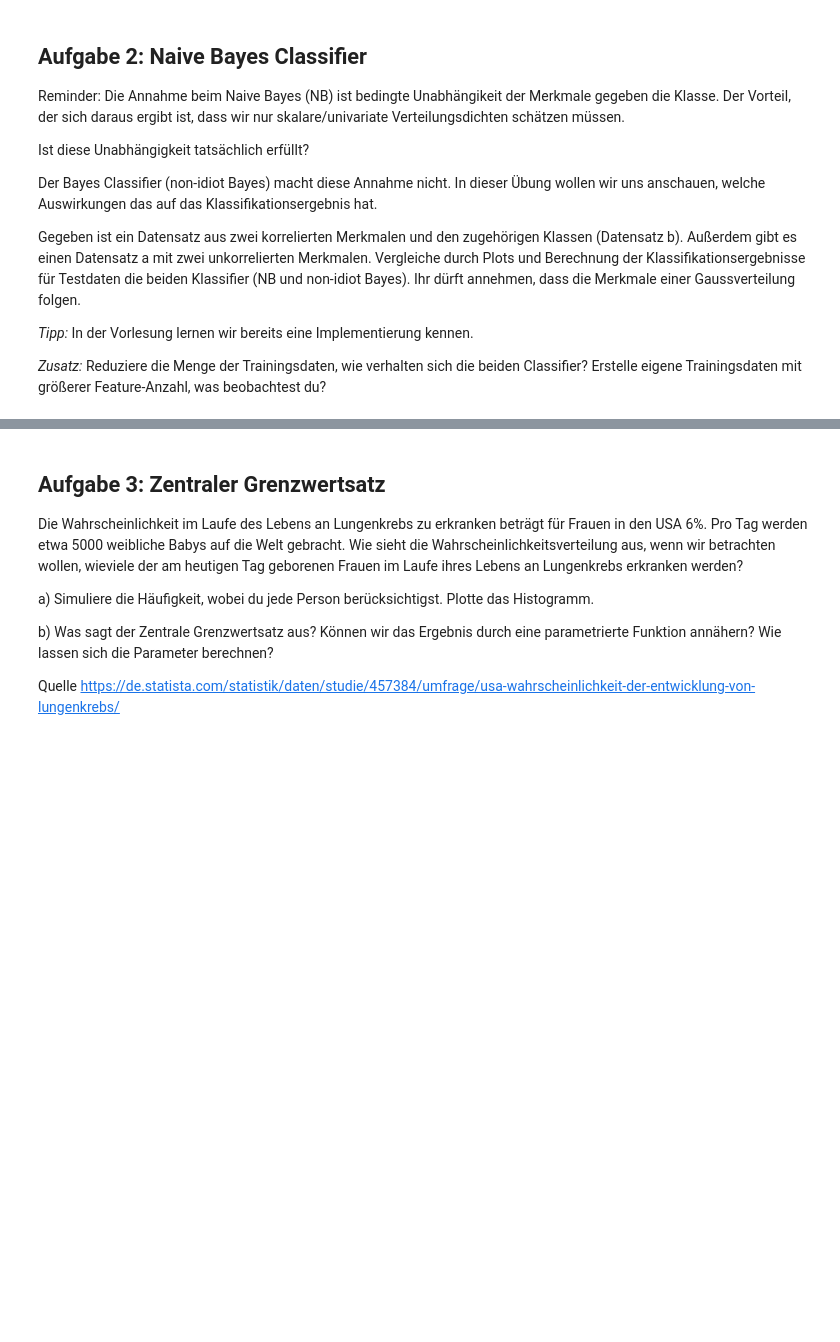
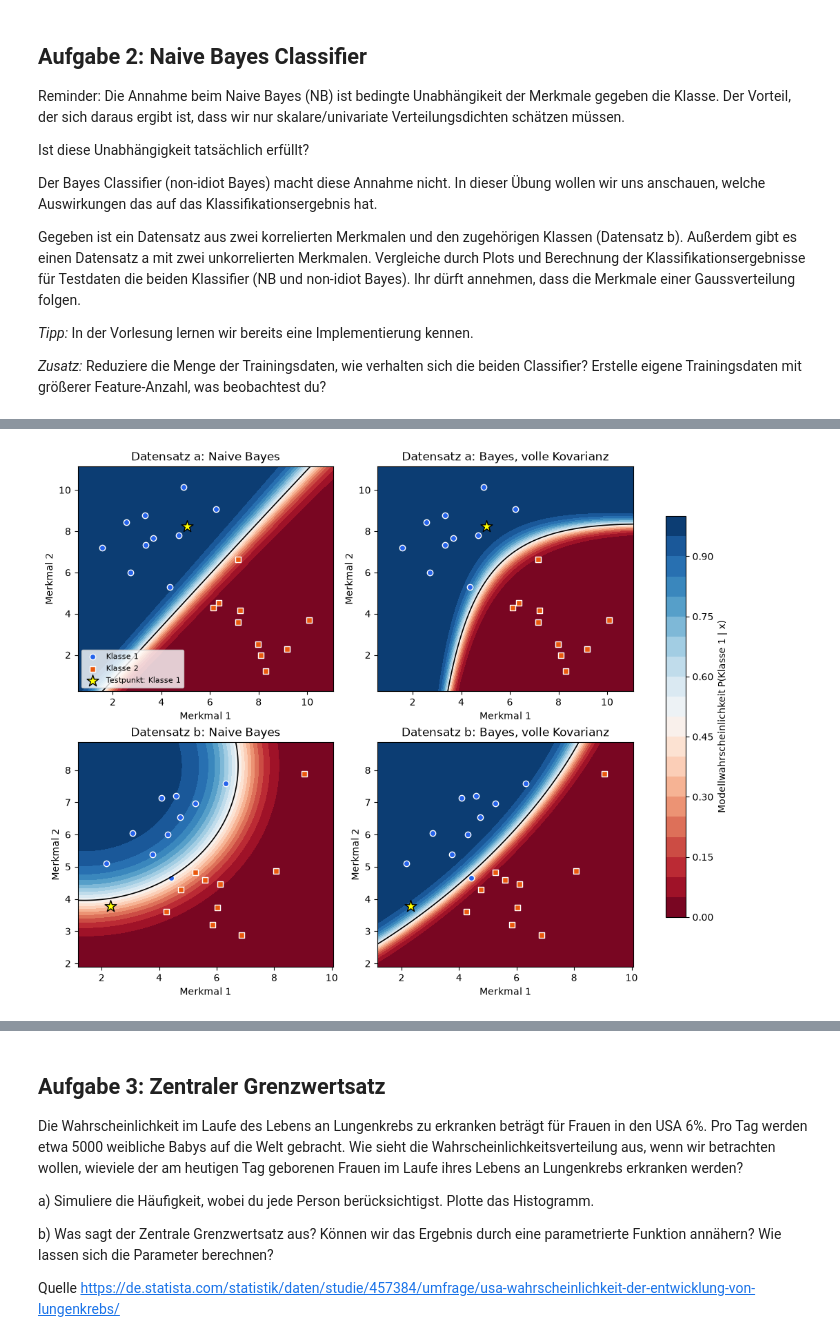
Before and after one commit to Stevenyami/KI-in-der-Medizin, a Jupyter notebook: src/Uebung03_Stochastiche_Grundlagen.ipynb, the cells around one changed output, grey strips where cells are left out. Cells and saved outputs as stored; diff of their text form; code cells hidden in the pictures; blank space fills up the shorter version.

```diff
--- a/src/Uebung03_Stochastiche_Grundlagen.ipynb
+++ b/src/Uebung03_Stochastiche_Grundlagen.ipynb
@@ -122,3 +308,17 @@ print('naive a:', naive_bayes_classifier((class1_a,class2_a),class1_a_test))
 print('not naive a:', bayes_classifier((class1_a,class2_a),class1_a_test))
 print('naive b', naive_bayes_classifier((class1_b,class2_b),class1_b_test))
 print('not naive b:', bayes_classifier((class1_b,class2_b),class1_b_test))
+
+
+print("\nDatensatz | Modell                  | P(Klasse 1) | Vorhersage | korrekt")
+bayes_ergebnisse = []
+for name, (training, testpunkt) in bayes_daten.items():
+    for modellname, klassifikator in [
+        ("Naive Bayes", naive_bayes_classifier),
+        ("Bayes (volle Kovarianz)", bayes_classifier),
+    ]:
+        wahrscheinlichkeiten = klassifikator(training, testpunkt)
+        vorhersage = int(np.argmax(wahrscheinlichkeiten[:, 0])) + 1
+        p1 = float(wahrscheinlichkeiten[0, 0])
+        bayes_ergebnisse.append((name, modellname, p1, vorhersage))
+        print(f"{name:^9} | {modellname:<23} | {p1:11.6f} | {vorhersage:^10} | {vorhersage == 1}")
@@ -124,0 +340,28 @@ print('not naive b:', bayes_classifier((class1_b,class2_b),class1_b_test))
+# %%
+# Entscheidungsgrenzen verdeutlichen den Unterschied zwischen diagonalem und vollem Modell.
+fig, axes = plt.subplots(2, 2, figsize=(10, 8), constrained_layout=True)
+for zeile, (name, (training, testpunkt)) in enumerate(bayes_daten.items()):
+    alle_punkte = np.hstack([*training, testpunkt])
+    x = np.linspace(alle_punkte[0].min() - 1.0, alle_punkte[0].max() + 1.0, 160)
+    y = np.linspace(alle_punkte[1].min() - 1.0, alle_punkte[1].max() + 1.0, 160)
+    xx, yy = np.meshgrid(x, y)
+    raster = np.vstack([xx.ravel(), yy.ravel()])
+    for spalte, (modellname, klassifikator) in enumerate([
+        ("Naive Bayes", naive_bayes_classifier),
+        ("Bayes, volle Kovarianz", bayes_classifier),
+    ]):
+        ax = axes[zeile, spalte]
+        p1 = klassifikator(training, raster)[0].reshape(xx.shape)
+        flaeche = ax.contourf(xx, yy, p1, levels=np.linspace(0, 1, 21), cmap="RdBu", vmin=0, vmax=1)
+        ax.contour(xx, yy, p1, levels=[0.5], colors="black", linewidths=1.2)
+        ax.scatter(training[0][0], training[0][1], color="#2563eb", edgecolor="white", label="Klasse 1")
+        ax.scatter(training[1][0], training[1][1], color="#ea580c", edgecolor="white", marker="s", label="Klasse 2")
+        ax.scatter(testpunkt[0], testpunkt[1], color="yellow", edgecolor="black", marker="*", s=160,
+                   label="Testpunkt: Klasse 1")
+        ax.set(title=f"Datensatz {name}: {modellname}", xlabel="Merkmal 1", ylabel="Merkmal 2")
+        if zeile == 0 and spalte == 0:
+            ax.legend(fontsize=8, loc="lower left")
+fig.colorbar(flaeche, ax=axes.ravel().tolist(), label="Modellwahrscheinlichkeit P(Klasse 1 | x)", shrink=0.8)
+plt.show()
+# %% [output]
+[figure, added]
```
Also changed, not shown: parts of 13 cells of this notebook, 5 other files.
